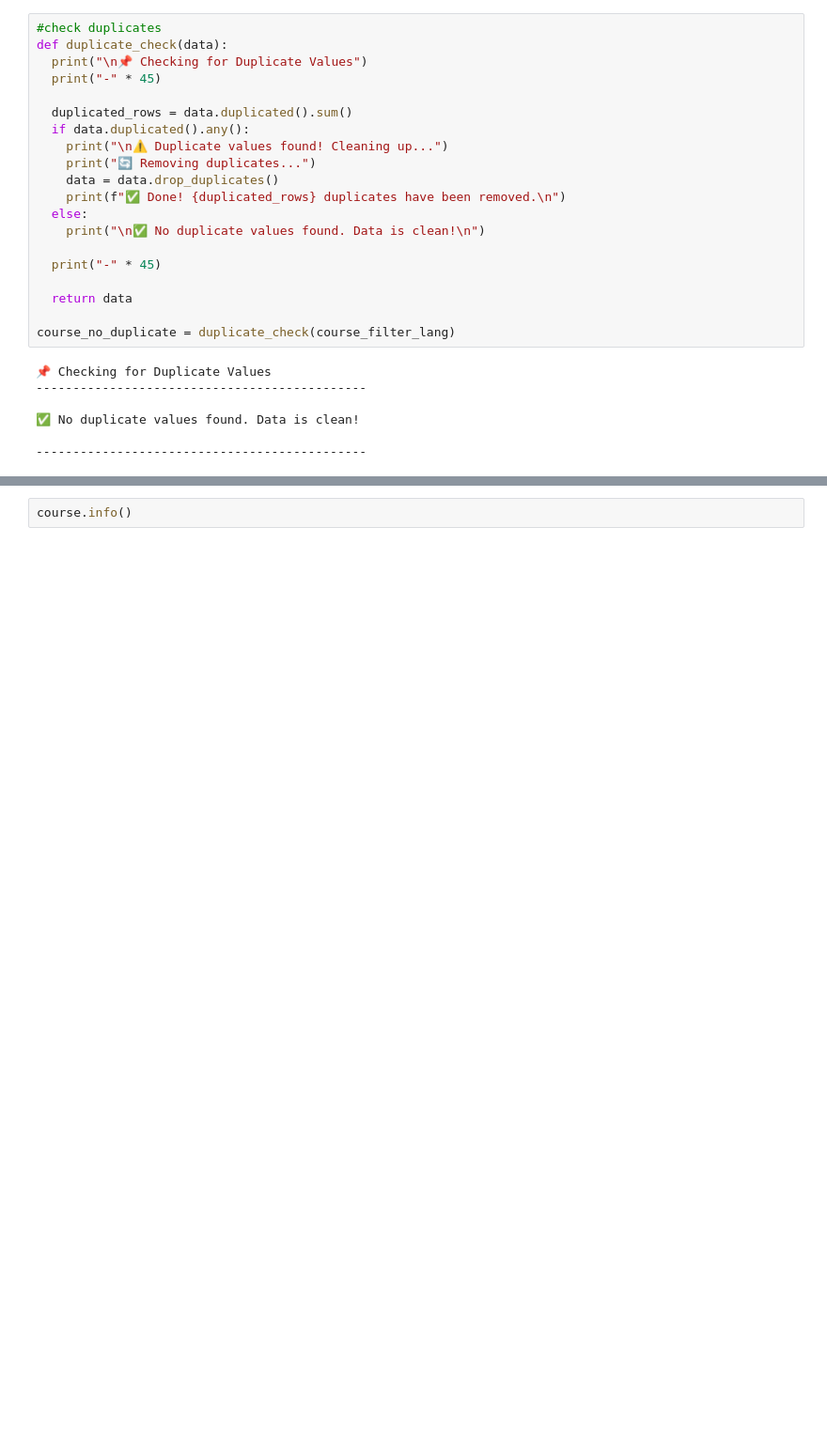
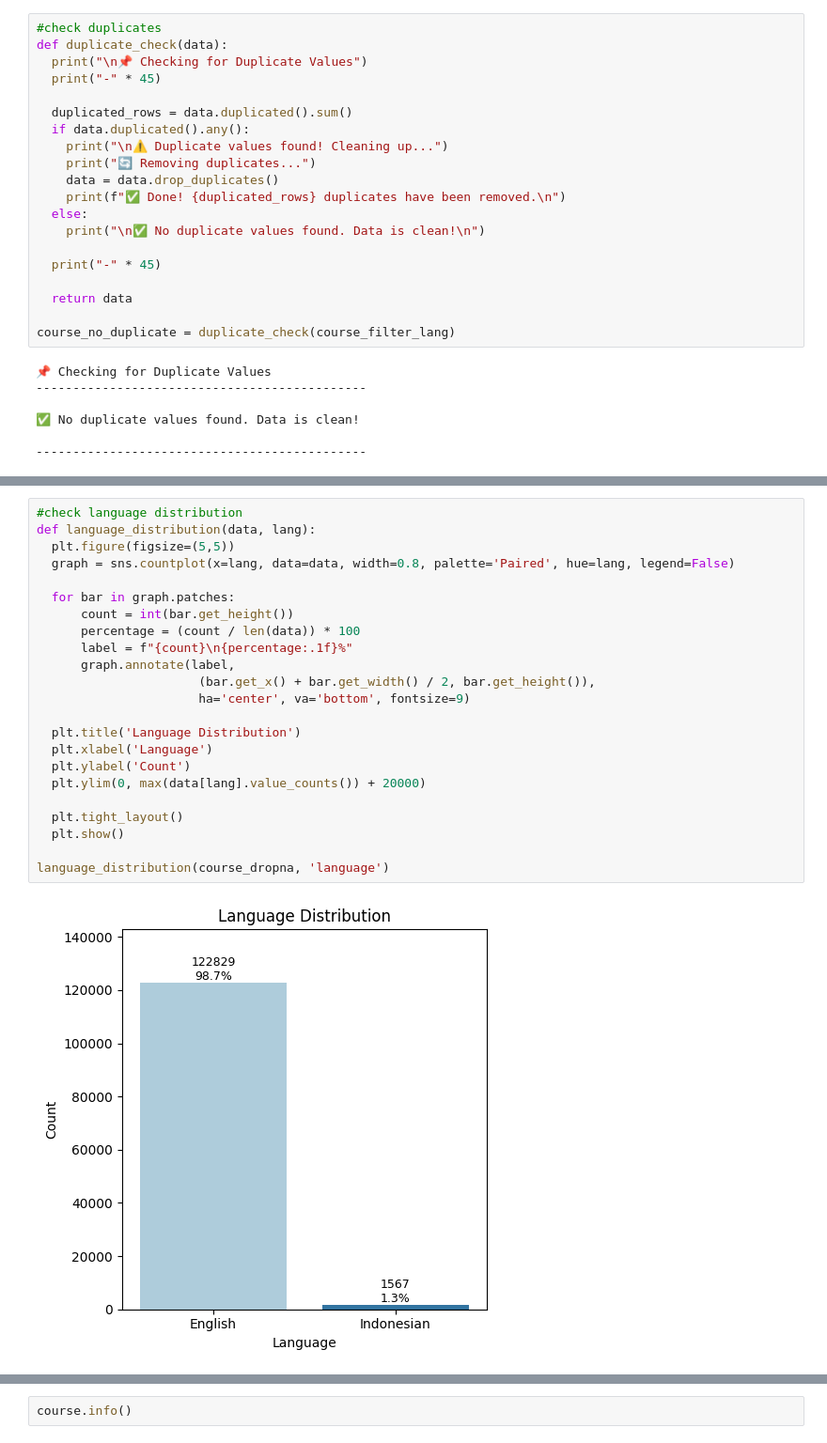
Before and after one commit to MuhammadRhakan/final-project, a Jupyter notebook: Course_Recommendation.ipynb, the cells around one changed output, grey strips where cells are left out. Shown at 94% size. Cells and saved outputs as stored; diff of their text form; blank space fills up the shorter version.

```diff
--- a/Course_Recommendation.ipynb
+++ b/Course_Recommendation.ipynb
@@ -671,0 +177,25 @@ revenue_check(course_no_duplicate)
+# %%
+#check language distribution
+def language_distribution(data, lang):
+  plt.figure(figsize=(5,5))
+  graph = sns.countplot(x=lang, data=data, width=0.8, palette='Paired', hue=lang, legend=False)
+
+  for bar in graph.patches:
+      count = int(bar.get_height())
+      percentage = (count / len(data)) * 100
+      label = f"{count}\n{percentage:.1f}%"
+      graph.annotate(label,
+                      (bar.get_x() + bar.get_width() / 2, bar.get_height()),
+                      ha='center', va='bottom', fontsize=9)
+
+  plt.title('Language Distribution')
+  plt.xlabel('Language')
+  plt.ylabel('Count')
+  plt.ylim(0, max(data[lang].value_counts()) + 20000)
+
+  plt.tight_layout()
+  plt.show()
+
+language_distribution(course_dropna, 'language')
+# %% [output]
+[figure, added]
```
Also changed, not shown: parts of 41 cells of this notebook.
